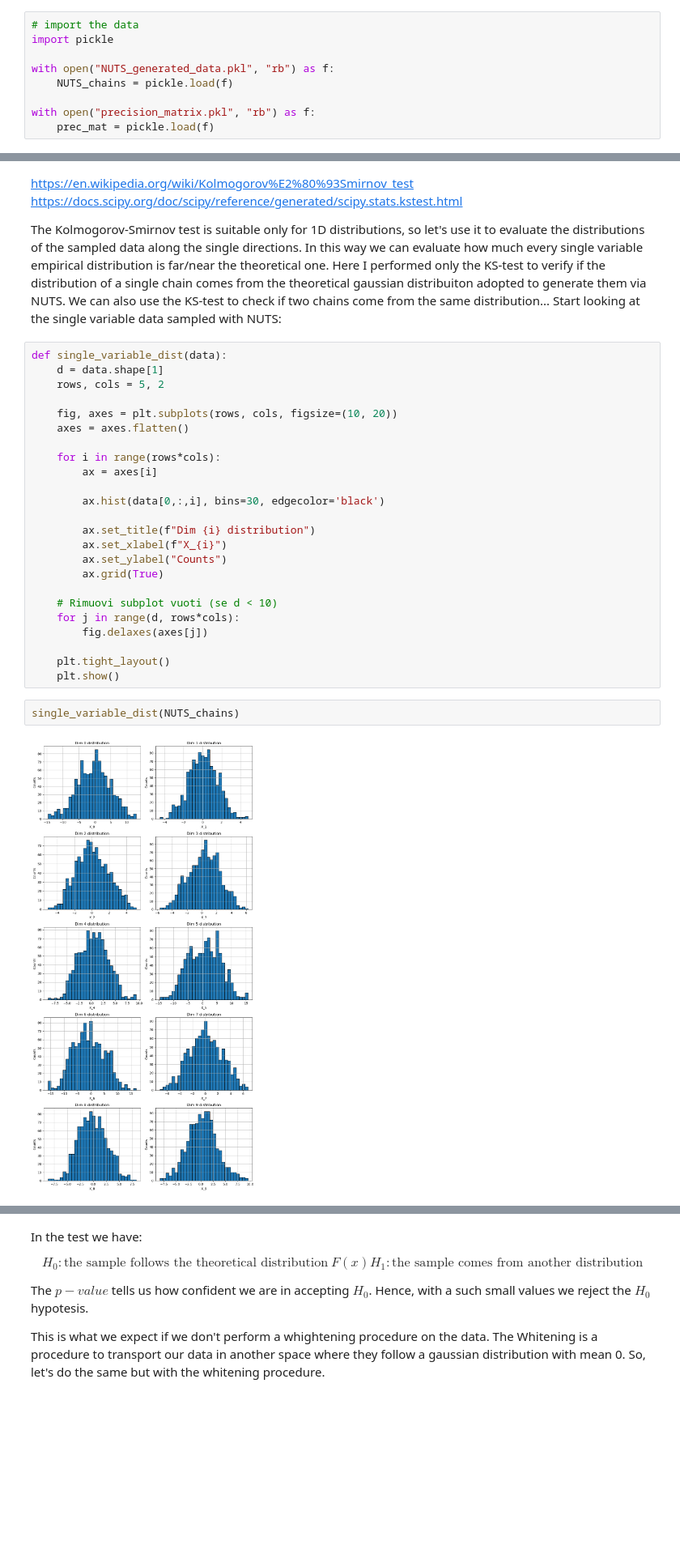
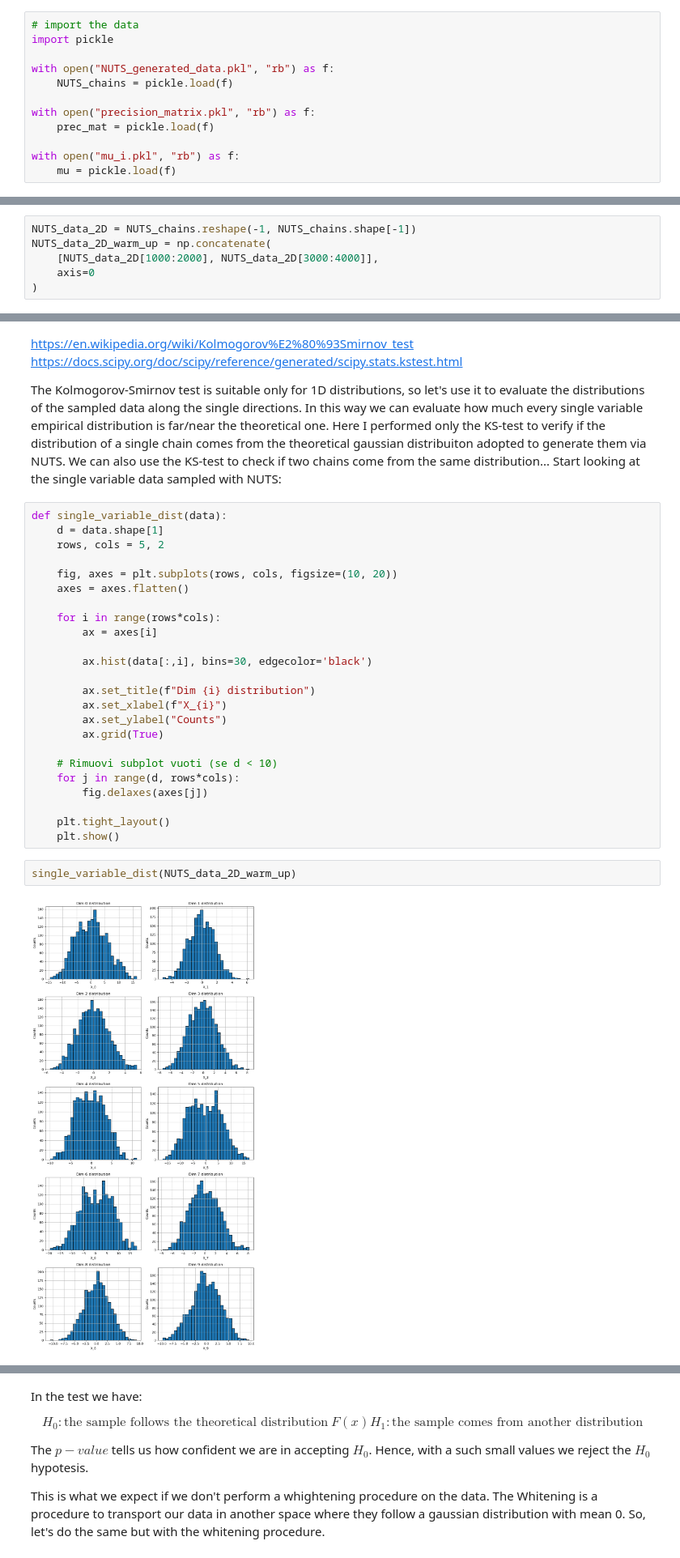
Before and after one commit to Mattia-Ponchio/Inference_Project, a Jupyter notebook: Results_evaluation.ipynb, the cells around one changed output, grey strips where cells are left out. Shown at 81% size. Cells and saved outputs as stored; diff of their text form; blank space fills up the shorter version.

Commit message:
warm up

```diff
--- a/Results_evaluation.ipynb
+++ b/Results_evaluation.ipynb
@@ -9,3 +9,6 @@ with open("NUTS_generated_data.pkl", "rb") as f:
 
 with open("precision_matrix.pkl", "rb") as f:
     prec_mat = pickle.load(f)
+
+with open("mu_i.pkl", "rb") as f:
+    mu = pickle.load(f)
@@ -12,3 +25,9 @@ with open("precision_matrix.pkl", "rb") as f:
+# %%
+NUTS_data_2D = NUTS_chains.reshape(-1, NUTS_chains.shape[-1])
+NUTS_data_2D_warm_up = np.concatenate(
+    [NUTS_data_2D[1000:2000], NUTS_data_2D[3000:4000]],
+    axis=0
+)
 # %% [markdown]
 ## Kolmogorov-Smirnov test
 https://en.wikipedia.org/wiki/Kolmogorov%E2%80%93Smirnov_test
@@ -27,7 +46,7 @@ def single_variable_dist(data):
     for i in range(rows*cols):
         ax = axes[i]
 
-        ax.hist(data[0,:,i], bins=30, edgecolor='black')
+        ax.hist(data[:,i], bins=30, edgecolor='black')
 
         ax.set_title(f"Dim {i} distribution")
         ax.set_xlabel(f"X_{i}")
@@ -41,9 +60,9 @@ def single_variable_dist(data):
     plt.tight_layout()
     plt.show()
 # %%
-single_variable_dist(NUTS_chains)
+single_variable_dist(NUTS_data_2D_warm_up)
 # %% [output]
-[figure, old version]
+[figure, new version]
 # %%
 # For now work only on the first chain, then generalize for n chains...
 from scipy.stats import kstest, norm
```
Also changed, not shown: parts of 10 cells of this notebook, 3 other files.
